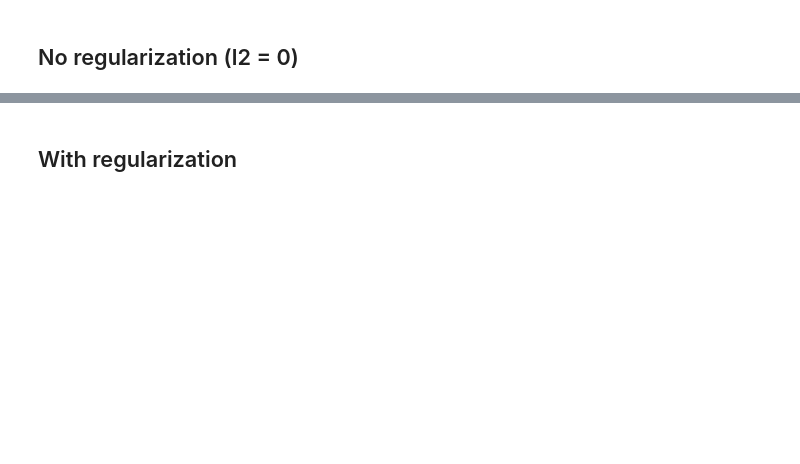
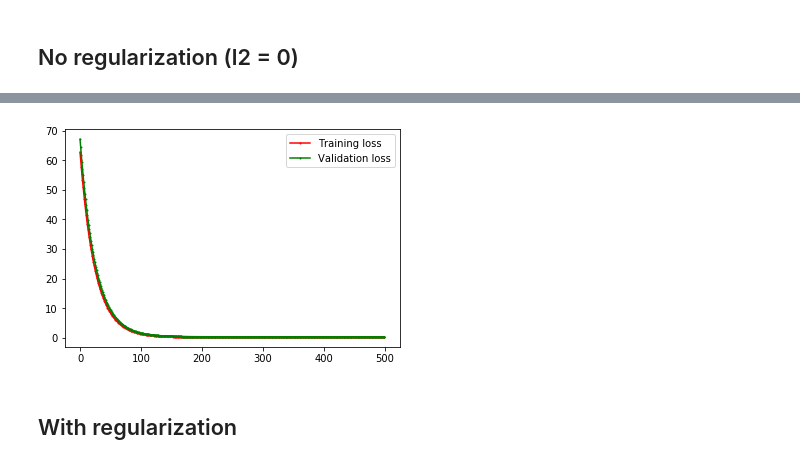
Before and after one commit to anhquan0412/basic_model_scratch, a Jupyter notebook: linear_regression.ipynb, the cells around one changed output, grey strips where cells are left out. Saved outputs shown, nothing was run; the diff lists cells and outputs as text; code cells hidden in the pictures; blank space fills up the shorter version.

```diff
--- a/linear_regression.ipynb
+++ b/linear_regression.ipynb
@@ -48,4 +79,4 @@ Looks good. We will use higher dimension dataset for benchmarking
 # %%
-n=50
-size=1000
-X,y,W = get_linear_dataset_with_bias(size,n,1)
+dim=50
+size=5000
+X,y,W =generate_linear_dataset(size,dim,1)
@@ -172,5 +89,2 @@ X shape: 1000,51
 # %% [markdown]
 ## No regularization (l2 = 0)
-# %%
-lr = CustomLinearRegression(n,0.01,500,l2=0)
-lr.fit(X,y)
@@ -195,0 +91,4 @@ lr.fit(X,y)
+# %%
+lr = CustomLinearModel(dim,True,loss_fn,grad_fn)
+lr.fit(X,y,0.01,n_iteration=500)
+# %% [output]
@@ -196,2 +112,3 @@ lr.fit(X,y)
+[figure, added]
 # %% [markdown]
 ## With regularization
```
Also changed, not shown: parts of 49 cells of this notebook, 9 other files.
